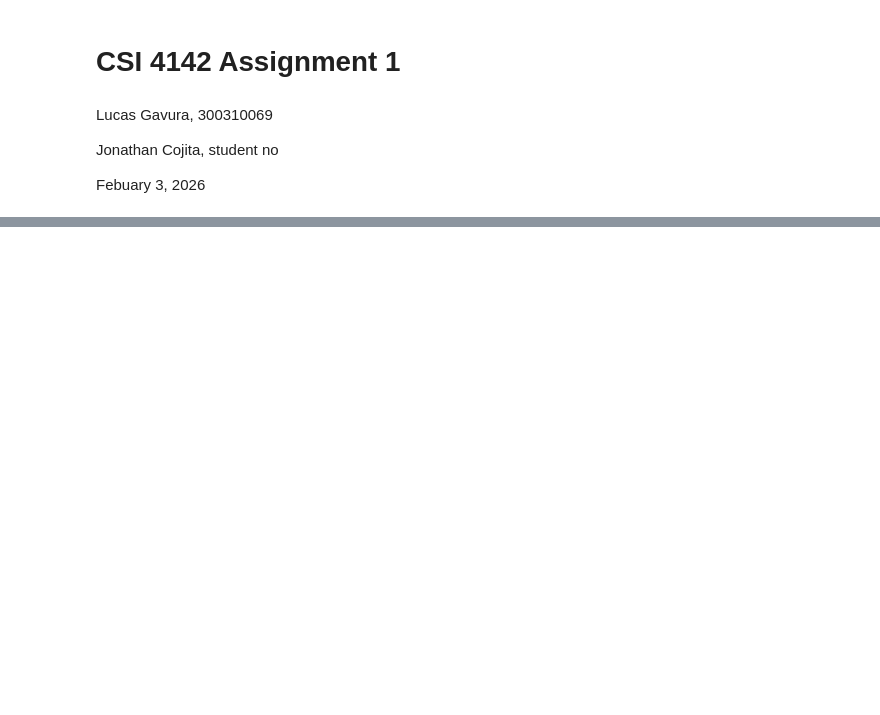
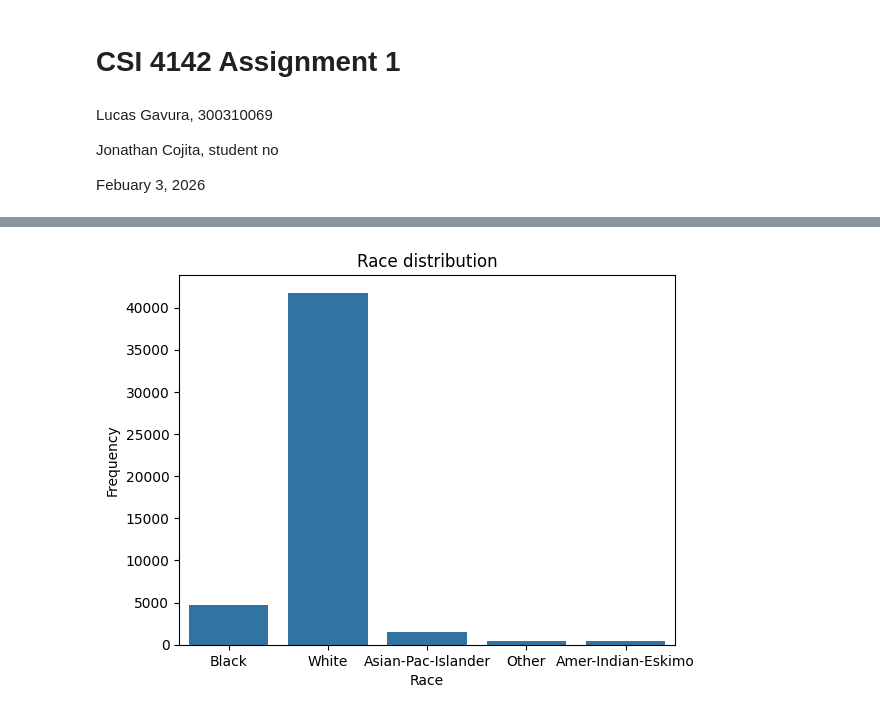
Before and after one commit to JCoji/DataScience, a Jupyter notebook: Assignment1.ipynb, the cells around one changed output, grey strips where cells are left out. Drawn from its saved outputs; the diff is of its cells as text; code cells hidden in the pictures; blank space fills up the shorter version.

```diff
--- a/Assignment1.ipynb
+++ b/Assignment1.ipynb
@@ -63,0 +122,12 @@ Lenght:  48842
+# %%
+#Configure an display countplot distribution for races in dataset
+sns.countplot(
+    data=df,
+    x="race")
+
+plt.xlabel("Race")
+plt.ylabel("Frequency")
+plt.title("Race distribution")
+plt.show()
+# %% [output]
+[figure, added]
```
Also changed, not shown: parts of 23 cells of this notebook.
